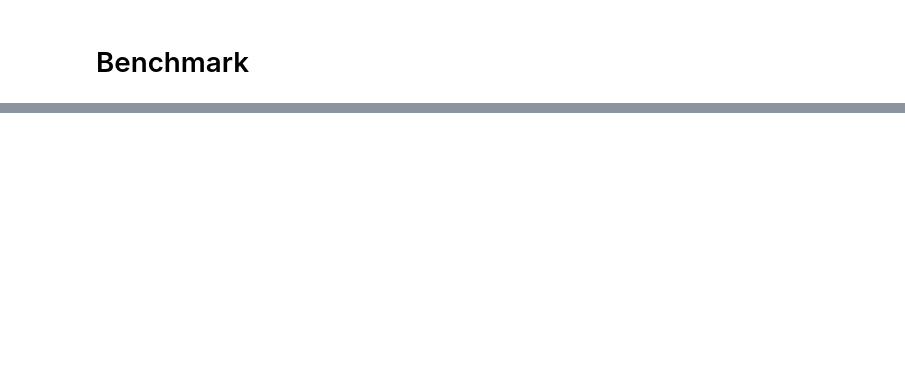
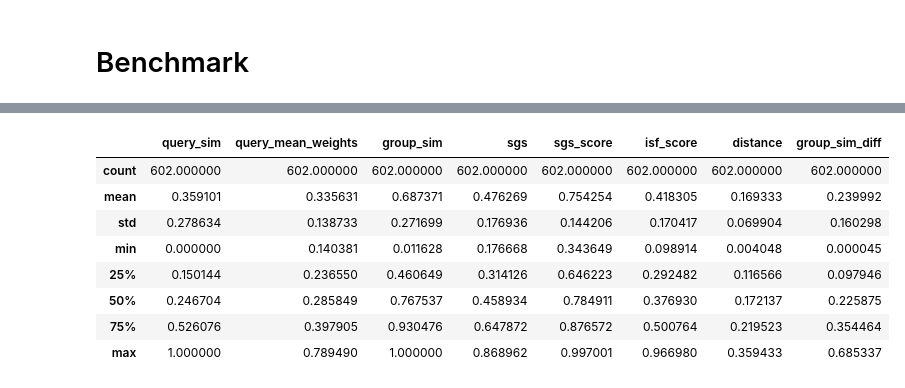
Before and after one commit to Knerten0815/master-thesis-code, a Jupyter notebook: benchmark_group_size_chemspaceExplorer.ipynb, the cells around one changed output, grey strips where cells are left out. Saved outputs shown, nothing was run; the diff lists cells and outputs as text; code cells hidden in the pictures; blank space fills up the shorter version.

Commit message:
group size benchmark on chemspaceexplorer

```diff
--- a/benchmark_group_size_chemspaceExplorer.ipynb
+++ b/benchmark_group_size_chemspaceExplorer.ipynb
@@ -260,7 +232,7 @@ def ruzicka_similarity_matrix(references: np.ndarray, queries: np.ndarray) -> np
         Matrix of all-vs-all similarity scores. scores[i, j] will contain the score
         between the vectors references[i, :] and queries[j, :].
     """
-    assert references.shape[1] == queries.shape[1], "Vector sizes do not match!"
+    assert references.shape[1] == queries.shape[1], f"Vector sizes do not match! {references.shape[1]} != {queries.shape[1]}"
 
     size1 = references.shape[0]
     size2 = queries.shape[0]
@@ -273,0 +271,23 @@ NameError: name 'numba' is not defined
+# %%
+def get_fingerprint(inchikey, key_error_fps, fpgen, mol):
+    """Get the fingerprint for a given inchikey, using a cache for key errors."""
+    if inchikey in explorer.fingerprints.index:
+        fp = explorer.fingerprints.loc[inchikey].values
+    elif inchikey in key_error_fps:
+        fp = key_error_fps[inchikey]
+    else:
+        print(f"{inchikey} not found. Adding to key error fingerprints...")
+        fp = np.zeros((0,), dtype=np.int8)
+        DataStructs.ConvertToNumpyArray(fpgen.GetCountFingerprint(mol), fp)
+        key_error_fps[inchikey] = fp
+    return fp
+
+query_id = 11
+key_error_fps = {}
+
+query_inchikey = query_spectra[query_id].metadata["inchikey"][:14]
+query_fp = get_fingerprint(query_inchikey, key_error_fps, fpgen, query_mols[query_id])
+
+analogue_fps = [get_fingerprint(row.inchikey, key_error_fps, fpgen, row.mol) for row in n_analogues.loc[analogue_ids].itertuples()]
+analogue_fps = np.array(analogue_fps)
+analogue_fps
@@ -400,3 +453,10 @@ def get_group_sized_benchmark_df_file(df_file, query_mols, n_analogues, morgan_r
         analogue_df.to_csv(df_file)
         print(f"Saved {len(analogue_df)} queries to {df_file}.")
     return analogue_df
+# %%
+try:
+    key_error_fps = pickle.load(open(os.path.join("data", "explorer_group_size", "key_error_fps.pkl"), "rb"))
+    print(f"Loaded {len(key_error_fps)} key error fingerprints.")
+except FileNotFoundError:
+    key_error_fps = {}
+    print("No key error fingerprints found. Starting with an empty dictionary.")
@@ -406,9 +468,7 @@ all_dfs = []
 
 for group_size in tqdm(range(2, max_group_size), desc="Benchmarking varying group sizes..."):
     group_sized_df_file = os.path.join("data", "explorer_group_size", f"explorer_benchmark_size{group_size}_morgan{MORGAN_RADIUS}_{FINGERPRINT_BITS}bits.csv")
-    n_analogues = analogue_search(explorer=explorer, n=group_size)
-    n_analogues = generate_analogue_mols(n_analogues, n=group_size)
-    analogue_df = get_group_sized_benchmark_df_file(group_sized_df_file, query_mols, n_analogues, MORGAN_RADIUS, FINGERPRINT_BITS, group_size)
+    analogue_df = get_group_sized_benchmark_df_file(group_sized_df_file, query_mols, n_analogues, MORGAN_RADIUS, FINGERPRINT_BITS, group_size, key_error_fps)
     analogue_df["group_sim_diff"] = abs(analogue_df.sgs - analogue_df.group_sim)
     print(f"-------- Group size {group_size}: Entries with group_sim_diff greater than 0.05 = {len(analogue_df[analogue_df.group_sim_diff > 0.05])} --------")
     all_dfs.append(analogue_df)
@@ -414,0 +493,12 @@ for group_size in tqdm(range(2, max_group_size), desc="Benchmarking varying grou
+# %%
+all_dfs[0].infer_objects().describe()
+# %% [output]
+|  | query_sim | query_mean_weights | group_sim | sgs | sgs_score | isf_score | distance | group_sim_diff |
+| count | 602.000000 | 602.000000 | 602.000000 | 602.000000 | 602.000000 | 602.000000 | 602.000000 | 602.000000 |
+| mean | 0.359101 | 0.335631 | 0.687371 | 0.476269 | 0.754254 | 0.418305 | 0.169333 | 0.239992 |
+| std | 0.278634 | 0.138733 | 0.271699 | 0.176936 | 0.144206 | 0.170417 | 0.069904 | 0.160298 |
+| min | 0.000000 | 0.140381 | 0.011628 | 0.176668 | 0.343649 | 0.098914 | 0.004048 | 0.000045 |
+| 25% | 0.150144 | 0.236550 | 0.460649 | 0.314126 | 0.646223 | 0.292482 | 0.116566 | 0.097946 |
+| 50% | 0.246704 | 0.285849 | 0.767537 | 0.458934 | 0.784911 | 0.376930 | 0.172137 | 0.225875 |
+| 75% | 0.526076 | 0.397905 | 0.930476 | 0.647872 | 0.876572 | 0.500764 | 0.219523 | 0.354464 |
+| max | 1.000000 | 0.789490 | 1.000000 | 0.868962 | 0.997001 | 0.966980 | 0.359433 | 0.685337 |
```
Also changed, not shown: parts of 13 cells of this notebook.
